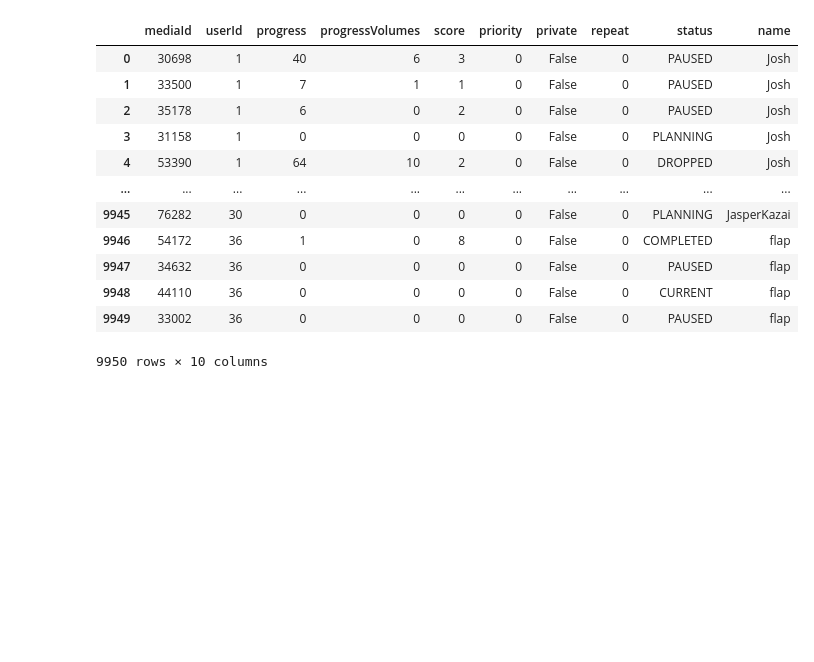
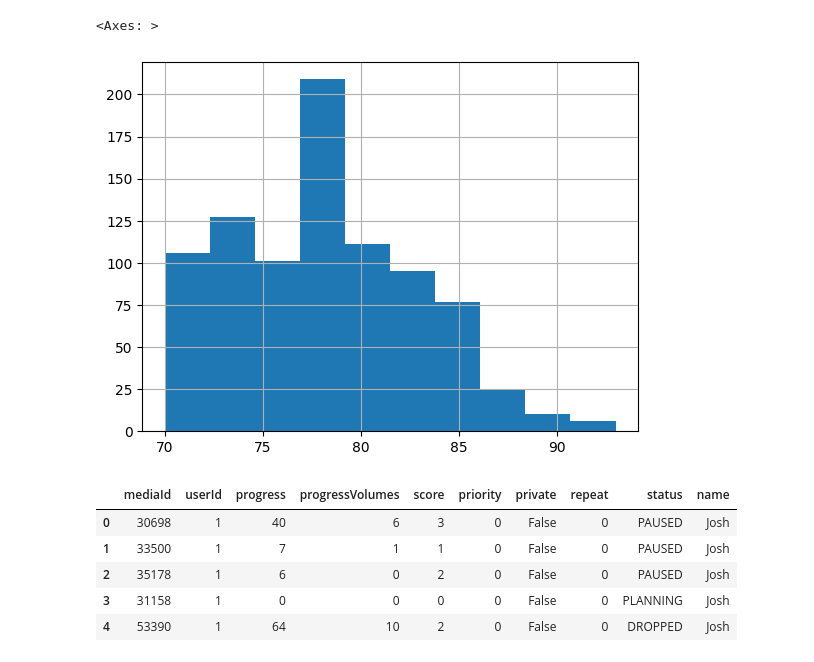
Before and after one commit to mannkenn/manga-recs, a Jupyter notebook: notebooks/feature_engineering.ipynb, the cells around one changed output. Drawn from its saved outputs; the diff is of its cells as text; code cells hidden in the pictures; blank space fills up the shorter version.

```diff
--- a/notebooks/feature_engineering.ipynb
+++ b/notebooks/feature_engineering.ipynb
@@ -34,18 +39,16 @@ manga_df
+# %%
+manga_df['averageScore'].hist()
+# %% [output]
+<Axes: >
+[figure, added]
 # %%
 user_df = pd.read_parquet("../data/cleaned/cleaned_user_readdata.parquet")
 # %%
-user_df
+user_df.head()
 # %% [output]
 |  | mediaId | userId | progress | progressVolumes | score | priority | private | repeat | status | name |
 | 0 | 30698 | 1 | 40 | 6 | 3 | 0 | False | 0 | PAUSED | Josh |
 | 1 | 33500 | 1 | 7 | 1 | 1 | 0 | False | 0 | PAUSED | Josh |
 | 2 | 35178 | 1 | 6 | 0 | 2 | 0 | False | 0 | PAUSED | Josh |
 | 3 | 31158 | 1 | 0 | 0 | 0 | 0 | False | 0 | PLANNING | Josh |
 | 4 | 53390 | 1 | 64 | 10 | 2 | 0 | False | 0 | DROPPED | Josh |
-| ... | ... | ... | ... | ... | ... | ... | ... | ... | ... | ... |
-| 9945 | 76282 | 30 | 0 | 0 | 0 | 0 | False | 0 | PLANNING | JasperKazai |
-| 9946 | 54172 | 36 | 1 | 0 | 8 | 0 | False | 0 | COMPLETED | flap |
-| 9947 | 34632 | 36 | 0 | 0 | 0 | 0 | False | 0 | PAUSED | flap |
-| 9948 | 44110 | 36 | 0 | 0 | 0 | 0 | False | 0 | CURRENT | flap |
-| 9949 | 33002 | 36 | 0 | 0 | 0 | 0 | False | 0 | PAUSED | flap |
-9950 rows × 10 columns
```
Also changed, not shown: parts of 9 cells of this notebook, 3 other files.
